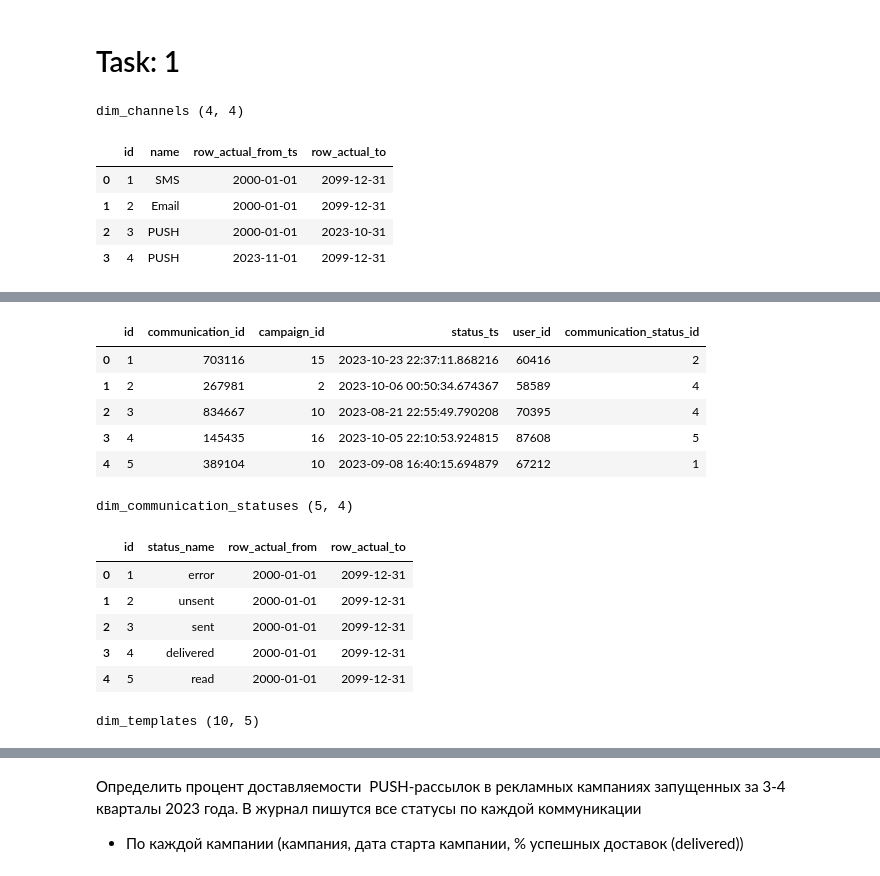
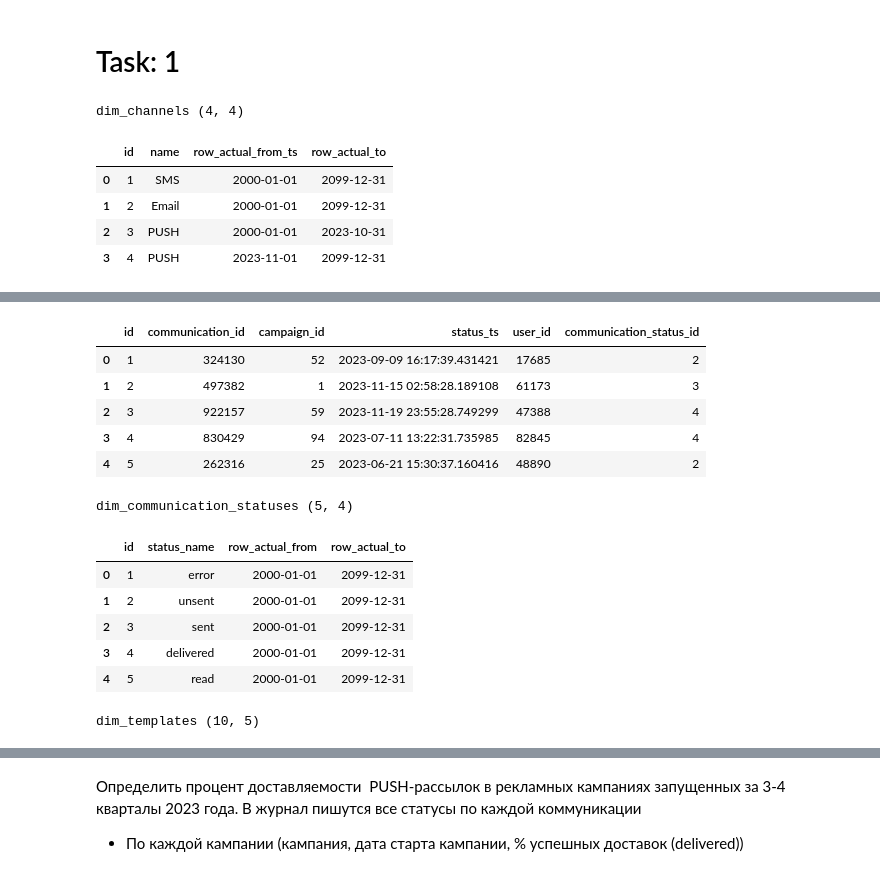
Before and after one commit to EgorKrasnov/fingular, a Jupyter notebook: test_task.ipynb, the cells around one changed output, grey strips where cells are left out. Cells and saved outputs as stored; diff of their text form; code cells hidden in the pictures.

Commit message:
little fix in mock-data generation

```diff
--- a/test_task.ipynb
+++ b/test_task.ipynb
@@ -52,80 +208,6 @@ def display_tables(table_list:list):
 # %% [markdown]
 # Task: 1
 # %%
-# ---------- dim_channels ----------
-channels = [
-    {"id": 1, "name": "SMS", "row_actual_from_ts": "2000-01-01", "row_actual_to": "2099-12-31"},
-    {"id": 2, "name": "Email", "row_actual_from_ts": "2000-01-01", "row_actual_to": "2099-12-31"},
-    {"id": 3, "name": "PUSH", "row_actual_from_ts": "2000-01-01", "row_actual_to": "2023-10-31"},
-    {"id": 4, "name": "PUSH", "row_actual_from_ts": "2023-11-01", "row_actual_to": "2099-12-31"},
-]
-pd.DataFrame(channels).to_sql("dim_channels", engine, if_exists="replace", index=False)
-
-# ---------- dim_campaigns ----------
-campaigns = []
-for i in range(1, 21):
-    start = fake.date_time_between_dates(
-    datetime_start=datetime(2023,1,1), datetime_end=datetime(2023,12,31)
-    )
-    campaigns.append({
-        "id": i,
-        "campaign_name": f"Campaign_{i}",
-        "started_ts": start,
-        "ended_ts": start + timedelta(days=random.randint(3,10)),
-        "channel_id": random.choice([1,2,3,4])
-    })
-pd.DataFrame(campaigns).to_sql("dim_campaigns", engine, if_exists="replace", index=False)
-
-# ---------- dim_templates ----------
-templates = []
-for i in range(1, 11):
-    start = fake.date_time_between_dates(
-        datetime_start=datetime(2020,1,1), datetime_end=datetime(2022,12,31)
-    )
-    templates.append({
-        "id": i,
-        "channel_id": random.choice([1,2,3,4]),
-        "template_text": fake.sentence(),
-        "row_actual_from_ts": start,
-        "row_actual_to": "2099-12-31"
-    })
-pd.DataFrame(templates).to_sql("dim_templates", engine, if_exists="replace", index=False)
-
-# ---------- dim_communication_statuses ----------
-statuses = [
-    {"id": 1, "status_name": "error"},
-    {"id": 2, "status_name": "unsent"},
-    {"id": 3, "status_name": "sent"},
-    {"id": 4, "status_name": "delivered"},
-    {"id": 5, "status_name": "read"},
-]
-df_status = pd.DataFrame(statuses)
-df_status["row_actual_from"] = "2000-01-01"
-df_status["row_actual_to"] = "2099-12-31"
-df_status.to_sql("dim_communication_statuses", engine, if_exists="replace", index=False)
-
-# ---------- campaign_communications ----------
-comms = []
-for i in range(1, 1001):
-    ts = fake.date_time_between_dates(
-        datetime_start=datetime(2023,6,1), datetime_end=datetime(2023,12,31)
-    )
-    comms.append({
-        "id": i,
-        "communication_id": random.randint(100000, 999999),
-        "campaign_id": random.choice(range(1,21)),
-        "status_ts": ts,
-        "user_id": random.randint(10000, 99999),
-        "communication_status_id": random.choice([1,2,3,4,5])
-    })
-pd.DataFrame(comms).to_sql("campaign_communications", engine, if_exists="replace", index=False)
-first_task_tables = [
-    'dim_channels',
-    'dim_campaigns',
-    'campaign_communications',
-    'dim_communication_statuses',
-    'dim_templates',
-]
 display_tables(first_task_tables)
 # %% [output]
 dim_channels (4, 4)
@@ -145,9 +227,9 @@ campaign_communications (1000, 6)
 |  | id | communication_id | campaign_id | status_ts | user_id | communication_status_id |
-| 0 | 1 | 703116 | 15 | 2023-10-23 22:37:11.868216 | 60416 | 2 |
-| 1 | 2 | 267981 | 2 | 2023-10-06 00:50:34.674367 | 58589 | 4 |
-| 2 | 3 | 834667 | 10 | 2023-08-21 22:55:49.790208 | 70395 | 4 |
-| 3 | 4 | 145435 | 16 | 2023-10-05 22:10:53.924815 | 87608 | 5 |
-| 4 | 5 | 389104 | 10 | 2023-09-08 16:40:15.694879 | 67212 | 1 |
+| 0 | 1 | 324130 | 52 | 2023-09-09 16:17:39.431421 | 17685 | 2 |
+| 1 | 2 | 497382 | 1 | 2023-11-15 02:58:28.189108 | 61173 | 3 |
+| 2 | 3 | 922157 | 59 | 2023-11-19 23:55:28.749299 | 47388 | 4 |
+| 3 | 4 | 830429 | 94 | 2023-07-11 13:22:31.735985 | 82845 | 4 |
+| 4 | 5 | 262316 | 25 | 2023-06-21 15:30:37.160416 | 48890 | 2 |
 dim_communication_statuses (5, 4)
 |  | id | status_name | row_actual_from | row_actual_to |
 | 0 | 1 | error | 2000-01-01 | 2099-12-31 |
```
Also changed, not shown: parts of 13 cells of this notebook.
